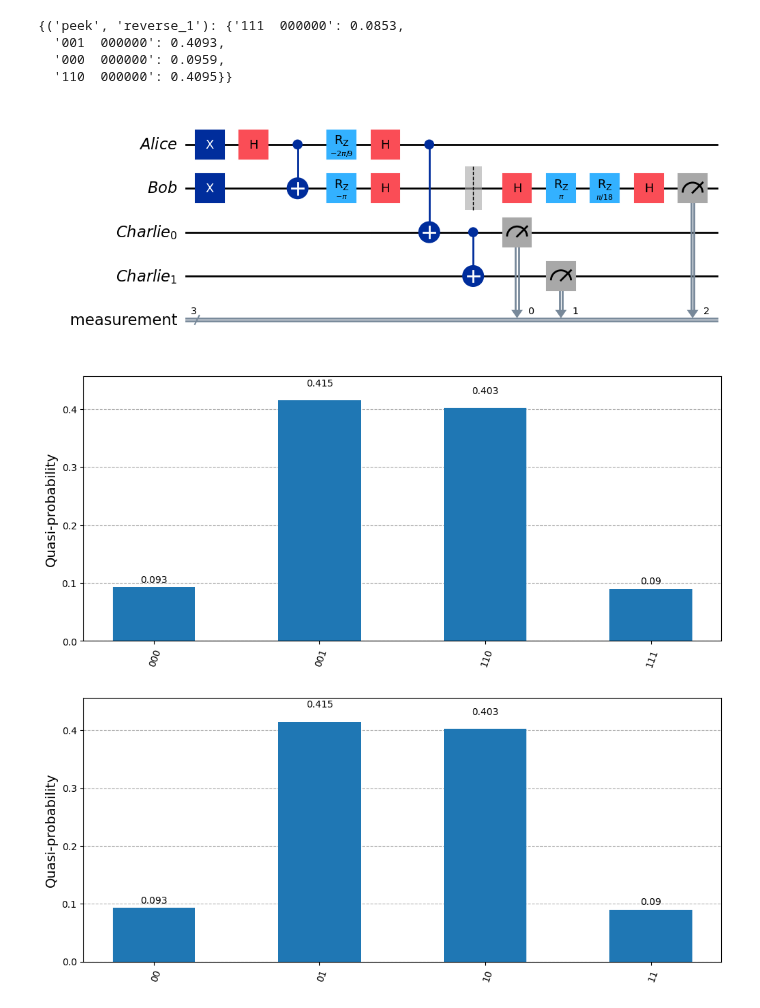
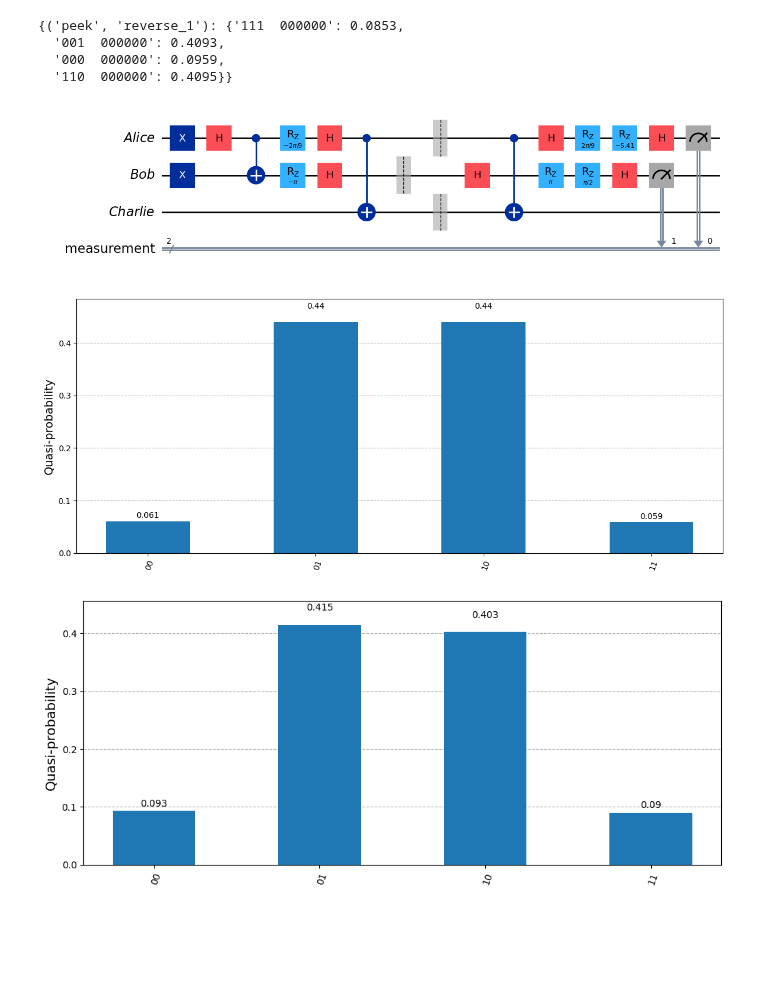
Before and after one commit to unitaryfoundation/wigners_friend, a Jupyter notebook: notebooks/demo.ipynb, the cells around one changed output. Drawn from its saved outputs; the diff is of its cells as text; code cells hidden in the pictures; blank space fills up the shorter version.

```diff
--- a/notebooks/demo.ipynb
+++ b/notebooks/demo.ipynb
@@ -65,26 +67,26 @@ results
   '000  000000': 0.0959,
   '110  000000': 0.4095}}
 # %%
-alice_setting = PEEK
-bob_setting = REVERSE_1
-charlie_size = 2
+alice_setting = REVERSE_2
+bob_setting = REVERSE_2
+charlie_size = 1
 debbie_size = 0
 strategy = MAJORITY_VOTE
 
 
 # Now using the cnot_ladder approach
 ewfs = EWFS(
     alice_setting=alice_setting,
     bob_setting=bob_setting,
     strategy=strategy,
     charlie_size=charlie_size,
     debbie_size=debbie_size,
     friend_state="cnot_ladder",
 )
 qc = ewfs.circuit()
 qc.draw("mpl", style="default")
 # %% [output]
-[figure, old version]
+[figure, new version]
 # %%
 # Create noisy simulator backend
 sim_noise = AerSimulator(noise_model=None)
@@ -98,7 +100,7 @@ probabilities = {key[::-1]: value / shots for key, value in counts.items()}
 
 plot_histogram(probabilities, figsize=(12, 5))
 # %% [output]
-[figure, old version]
+[figure, new version]
 # %%
 results = {(alice_setting, bob_setting): probabilities}
 dec_res = decode_results(results, charlie_size=charlie_size, debbie_size=debbie_size)
```
Also changed, not shown: parts of 4 cells of this notebook, 2 other files.
